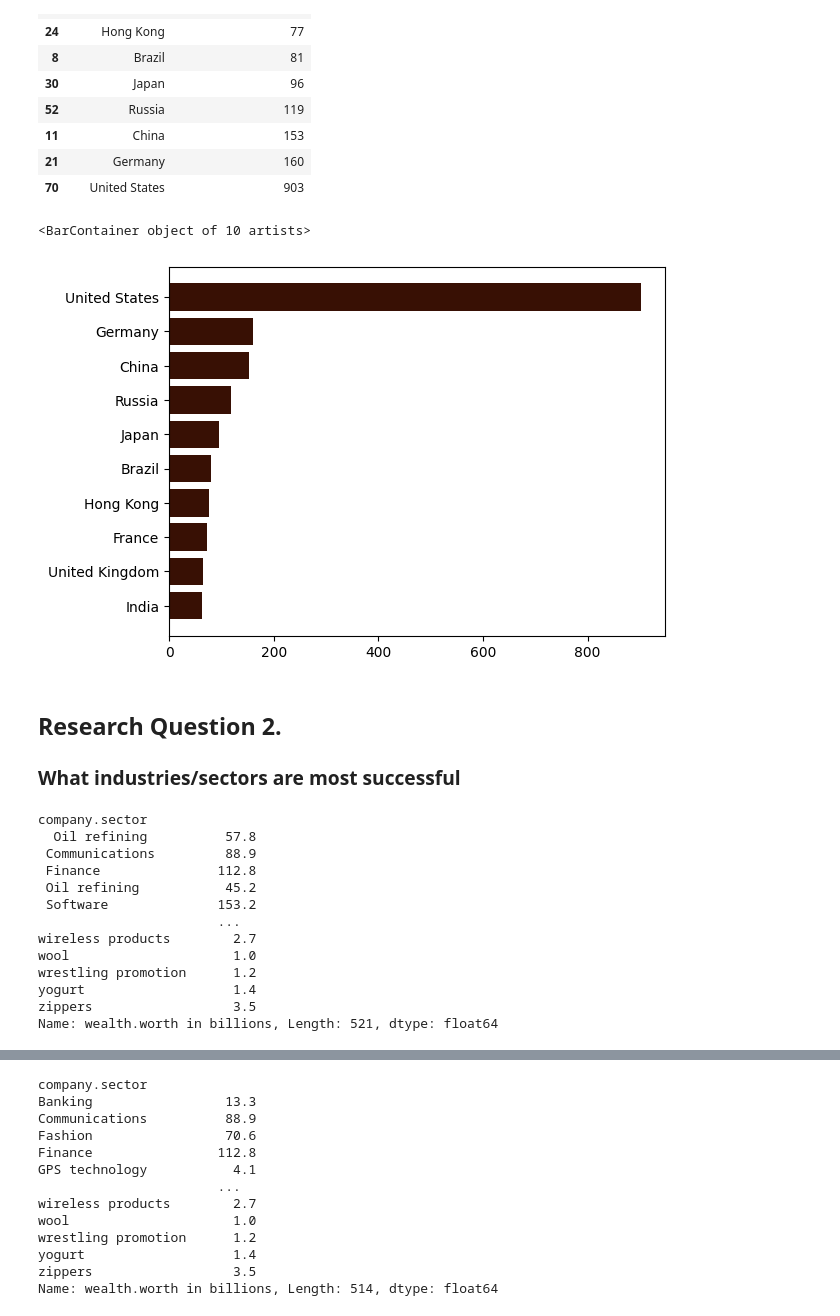
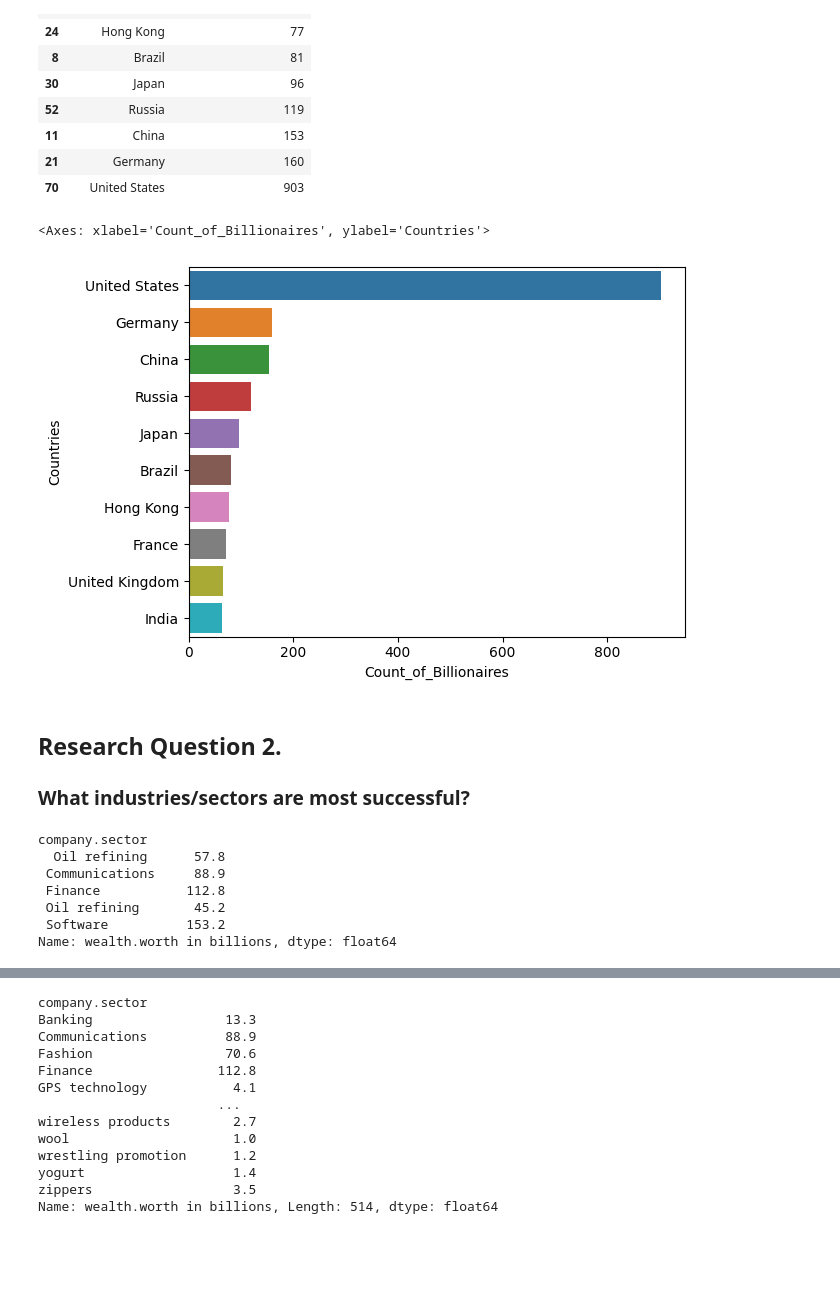
Before and after one commit to obinnaofomah/Forbes_Billionaires_Analysis, a Jupyter notebook: Billionaire Data Analysis.ipynb, the cells around one changed output, grey strips where cells are left out. Cells and saved outputs as stored; diff of their text form; code cells hidden in the pictures; blank space fills up the shorter version.

```diff
--- a/Billionaire Data Analysis.ipynb
+++ b/Billionaire Data Analysis.ipynb
@@ -273,11 +273,11 @@ billionaire_count = billionaire_count.rename_axis('Countries').reset_index(name=
 
 
 # Sort the values
-billionaire_count_sorted = billionaire_count.sort_values('Count_of_Billionaires', ascending=True)
+billionaire_count_sorted = billionaire_count.sort_values('Count_of_Billionaires', ascending=False)
 
 
 # Slice out the top billionaire using the tail(10). The tail(10) was used because the data was sorted in ascending order.
-top_10 = billionaire_count_sorted.tail(10)
+top_10 = billionaire_count_sorted.head(10)
 
 # Plot the distribution
 # %%
@@ -296,31 +296,25 @@ top_10
 | 21 | Germany | 160 |
 | 70 | United States | 903 |
 # %%
-plt.barh(top_10['Countries'], top_10['Count_of_Billionaires'], color='#381004')
+sns.barplot(y=top_10['Countries'], x=top_10['Count_of_Billionaires'])
 # %% [output]
-<BarContainer object of 10 artists>
+<Axes: xlabel='Count_of_Billionaires', ylabel='Countries'>
-[figure, old version]
+[figure, new version]
 # %% [markdown]
 ## Research Question 2.
-### What industries/sectors are most successful
+### What industries/sectors are most successful?
 # %%
 # Group the dataframe by location, and their corresponding 'wealth.worth in billions' columns
 sectors_df = data.groupby('company.sector')['wealth.worth in billions'].sum()
 
 
 
-sectors_df
+sectors_df.head()
 # %% [output]
 company.sector
-  Oil refining          57.8
- Communications         88.9
- Finance               112.8
- Oil refining           45.2
- Software              153.2
-                       ...
-wireless products        2.7
-wool                     1.0
-wrestling promotion      1.2
-yogurt                   1.4
-zippers                  3.5
-Name: wealth.worth in billions, Length: 521, dtype: float64
+  Oil refining      57.8
+ Communications     88.9
+ Finance           112.8
+ Oil refining       45.2
+ Software          153.2
+Name: wealth.worth in billions, dtype: float64
```
Also changed, not shown: parts of 13 cells of this notebook.
